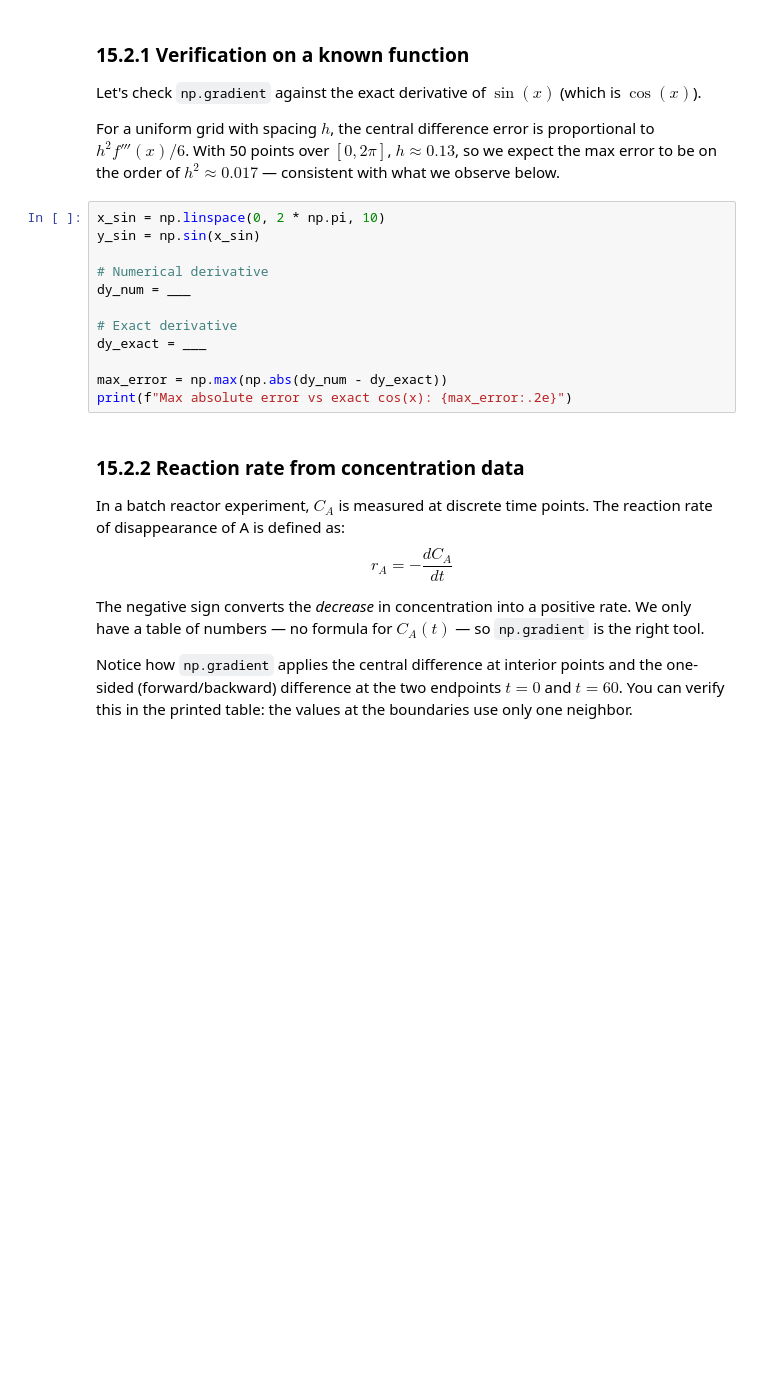
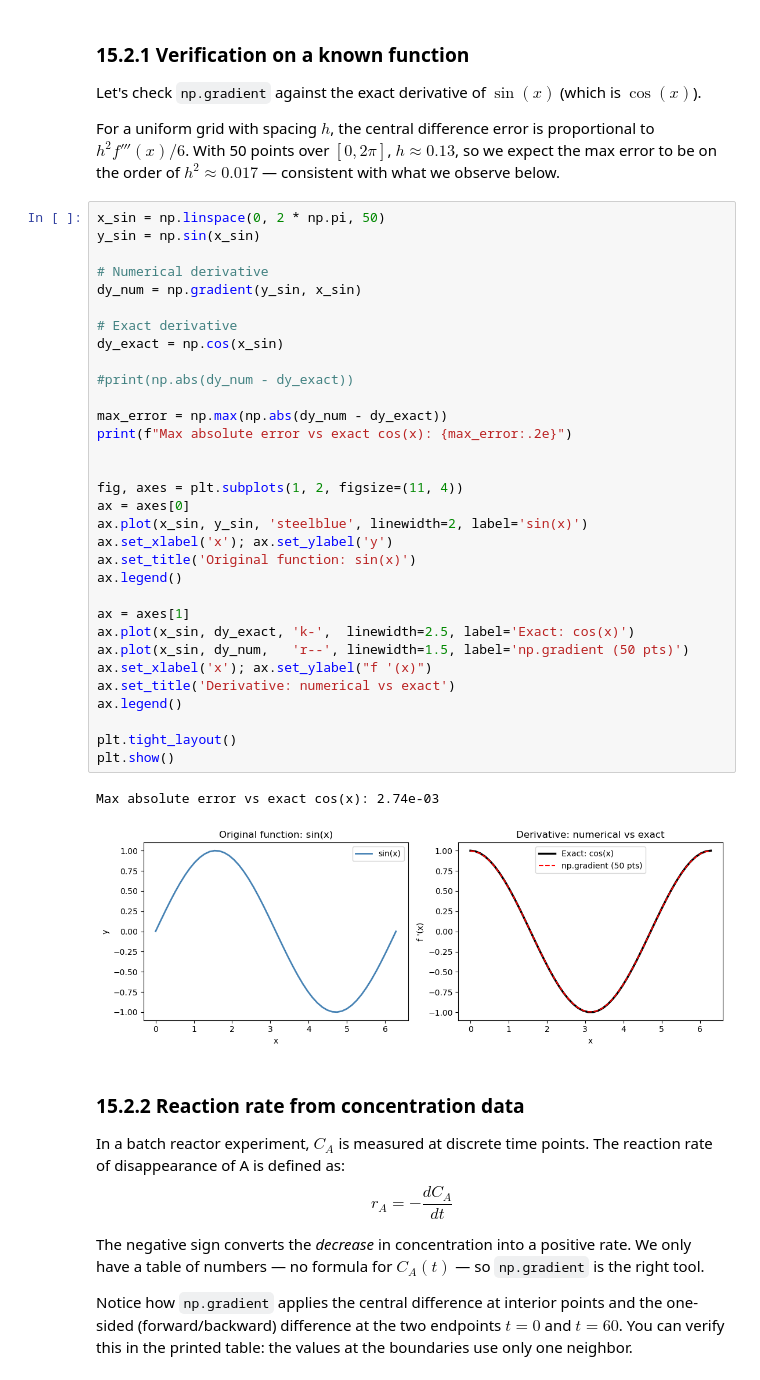
Before and after one commit to ock-group/CHME212-2026-Spring, a Jupyter notebook: _sources/docs/chapter15/15_notebook-lecture.ipynb, the cells around one changed output. Drawn from its saved outputs; the diff is of its cells as text; blank space fills up the shorter version.

```diff
--- a/_sources/docs/chapter15/15_notebook-lecture.ipynb
+++ b/_sources/docs/chapter15/15_notebook-lecture.ipynb
@@ -267,17 +277,40 @@ Let's check `np.gradient` against the exact derivative of $\sin(x)$ (which is $\
 
 For a uniform grid with spacing $h$, the central difference error is proportional to $h^2 f'''(x)/6$. With 50 points over $[0, 2\pi]$, $h \approx 0.13$, so we expect the max error to be on the order of $h^2 \approx 0.017$ — consistent with what we observe below.
 # %%
-x_sin = np.linspace(0, 2 * np.pi, 10)
+x_sin = np.linspace(0, 2 * np.pi, 50)
 y_sin = np.sin(x_sin)
 
 # Numerical derivative
-dy_num = ___
+dy_num = np.gradient(y_sin, x_sin)
 
 # Exact derivative
-dy_exact = ___
+dy_exact = np.cos(x_sin)
+
+#print(np.abs(dy_num - dy_exact))
 
 max_error = np.max(np.abs(dy_num - dy_exact))
 print(f"Max absolute error vs exact cos(x): {max_error:.2e}")
+
+
+fig, axes = plt.subplots(1, 2, figsize=(11, 4))
+ax = axes[0]
+ax.plot(x_sin, y_sin, 'steelblue', linewidth=2, label='sin(x)')
+ax.set_xlabel('x'); ax.set_ylabel('y')
+ax.set_title('Original function: sin(x)')
+ax.legend()
+
+ax = axes[1]
+ax.plot(x_sin, dy_exact, 'k-',  linewidth=2.5, label='Exact: cos(x)')
+ax.plot(x_sin, dy_num,   'r--', linewidth=1.5, label='np.gradient (50 pts)')
+ax.set_xlabel('x'); ax.set_ylabel("f '(x)")
+ax.set_title('Derivative: numerical vs exact')
+ax.legend()
+
+plt.tight_layout()
+plt.show()
+# %% [output]
+Max absolute error vs exact cos(x): 2.74e-03
+[figure, added]
 # %% [markdown]
 ### 15.2.2 Reaction rate from concentration data
 
```
Also changed, not shown: parts of 7 cells of this notebook, 22 other files.
